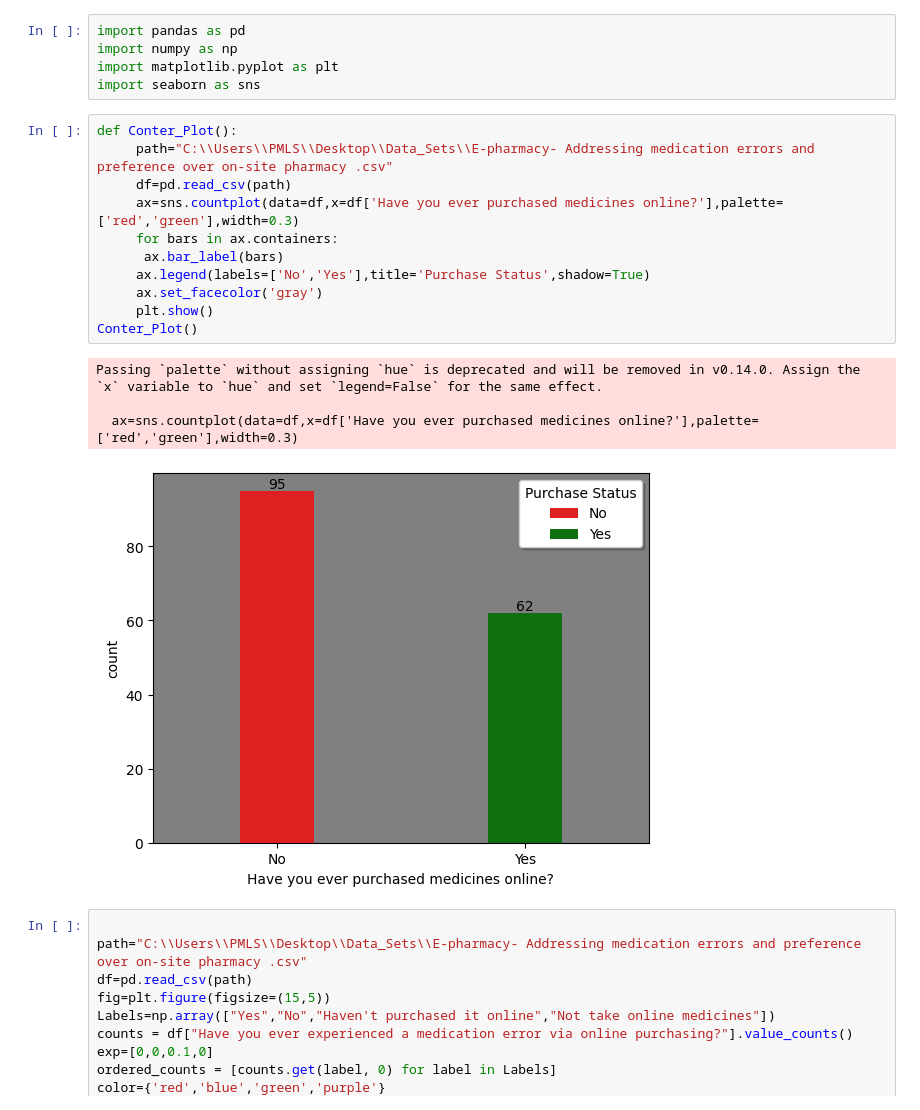
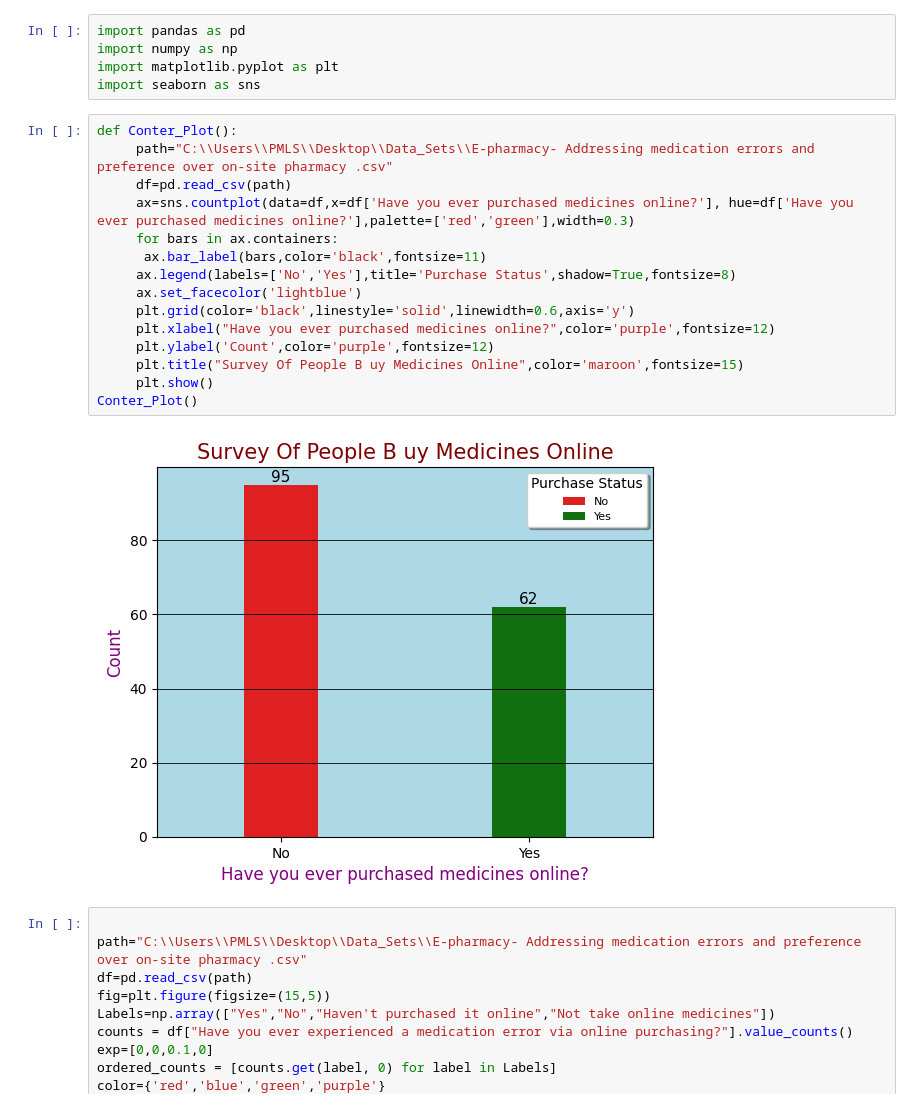
Before and after one commit to Hasnain-Sidd/Data-Science, a Jupyter notebook: On_Site_Pharmacy.ipynb, the cells around one changed output. Drawn from its saved outputs; the diff is of its cells as text.

```diff
--- a/On_Site_Pharmacy.ipynb
+++ b/On_Site_Pharmacy.ipynb
@@ -6,19 +6,20 @@ import seaborn as sns
 # %%
 def Conter_Plot():
      path="C:\\Users\\PMLS\\Desktop\\Data_Sets\\E-pharmacy- Addressing medication errors and preference over on-site pharmacy .csv"
      df=pd.read_csv(path)
-     ax=sns.countplot(data=df,x=df['Have you ever purchased medicines online?'],palette=['red','green'],width=0.3)
+     ax=sns.countplot(data=df,x=df['Have you ever purchased medicines online?'], hue=df['Have you ever purchased medicines online?'],palette=['red','green'],width=0.3)
      for bars in ax.containers:
-      ax.bar_label(bars)
-     ax.legend(labels=['No','Yes'],title='Purchase Status',shadow=True)
-     ax.set_facecolor('gray')
+      ax.bar_label(bars,color='black',fontsize=11)
+     ax.legend(labels=['No','Yes'],title='Purchase Status',shadow=True,fontsize=8)
+     ax.set_facecolor('lightblue')
+     plt.grid(color='black',linestyle='solid',linewidth=0.6,axis='y')
+     plt.xlabel("Have you ever purchased medicines online?",color='purple',fontsize=12)
+     plt.ylabel('Count',color='purple',fontsize=12)
+     plt.title("Survey Of People B uy Medicines Online",color='maroon',fontsize=15)
      plt.show()
 Conter_Plot()
 # %% [output]
-Passing `palette` without assigning `hue` is deprecated and will be removed in v0.14.0. Assign the `x` variable to `hue` and set `legend=False` for the same effect.
-
-  ax=sns.countplot(data=df,x=df['Have you ever purchased medicines online?'],palette=['red','green'],width=0.3)
-[figure, old version]
+[figure, new version]
 # %%
 
 path="C:\\Users\\PMLS\\Desktop\\Data_Sets\\E-pharmacy- Addressing medication errors and preference over on-site pharmacy .csv"
```
